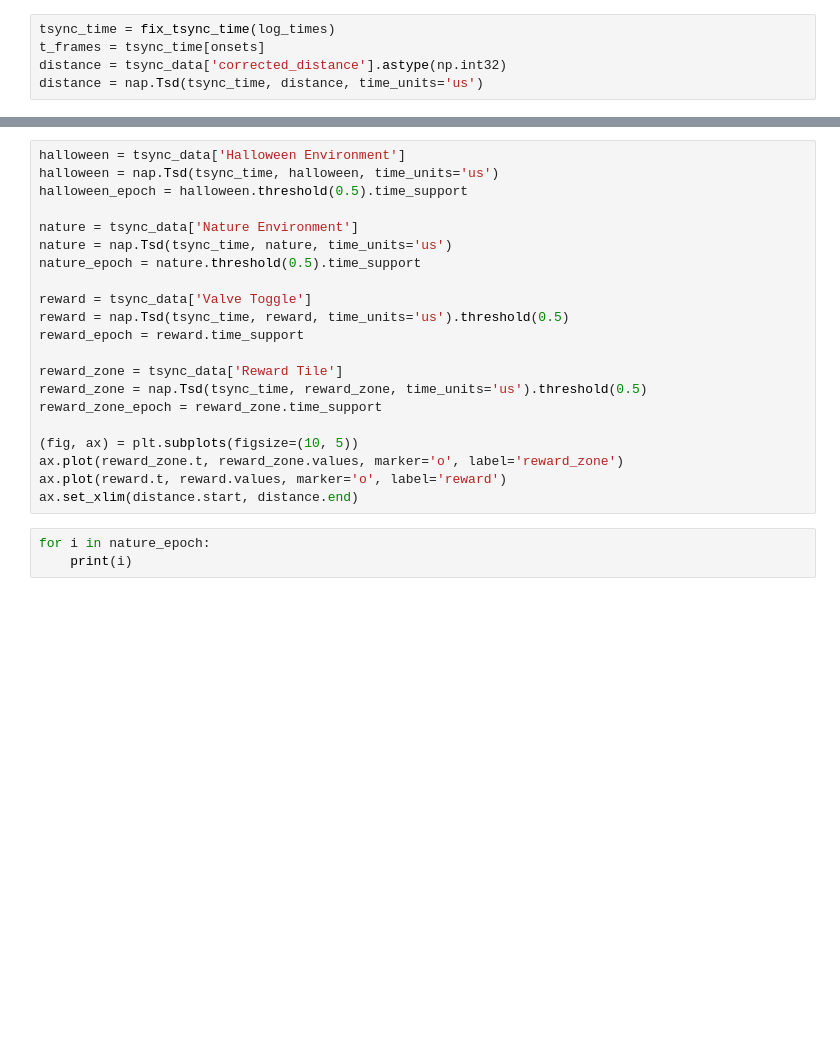
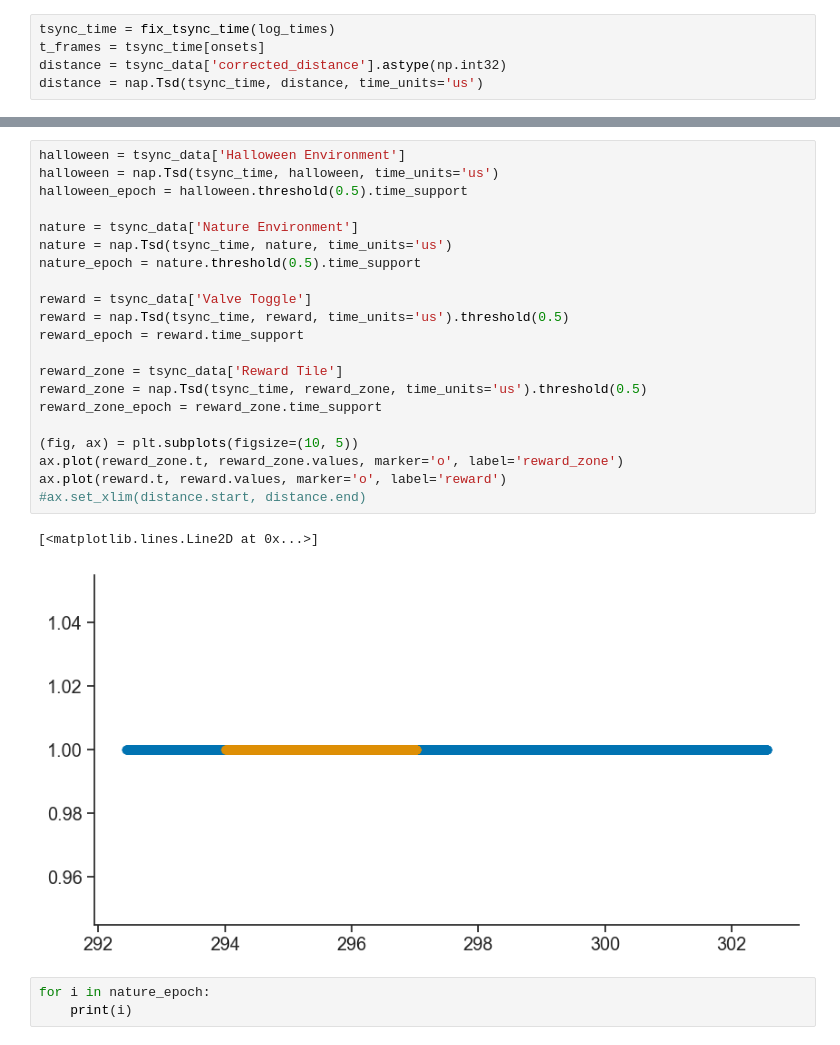
Before and after one commit to NeuroNetMem/batch2p, a Jupyter notebook: notebooks/data_synchronization.ipynb, the cells around one changed output, grey strips where cells are left out. Drawn from its saved outputs; the diff is of its cells as text; blank space fills up the shorter version.

```diff
--- a/notebooks/data_synchronization.ipynb
+++ b/notebooks/data_synchronization.ipynb
@@ -66,24 +86,27 @@ distance = nap.Tsd(tsync_time, distance, time_units='us')
 # %%
 halloween = tsync_data['Halloween Environment']
 halloween = nap.Tsd(tsync_time, halloween, time_units='us')
 halloween_epoch = halloween.threshold(0.5).time_support
 
 nature = tsync_data['Nature Environment']
 nature = nap.Tsd(tsync_time, nature, time_units='us')
 nature_epoch = nature.threshold(0.5).time_support
 
 reward = tsync_data['Valve Toggle']
 reward = nap.Tsd(tsync_time, reward, time_units='us').threshold(0.5)
 reward_epoch = reward.time_support
 
 reward_zone = tsync_data['Reward Tile']
 reward_zone = nap.Tsd(tsync_time, reward_zone, time_units='us').threshold(0.5)
 reward_zone_epoch = reward_zone.time_support
 
 (fig, ax) = plt.subplots(figsize=(10, 5))
 ax.plot(reward_zone.t, reward_zone.values, marker='o', label='reward_zone')
 ax.plot(reward.t, reward.values, marker='o', label='reward')
-ax.set_xlim(distance.start, distance.end)
+#ax.set_xlim(distance.start, distance.end)
+# %% [output]
+[<matplotlib.lines.Line2D at 0x...>]
+[figure, added]
 # %%
 for i in nature_epoch:
     print(i)
```
Also changed, not shown: parts of 8 cells of this notebook, 1 other file.
